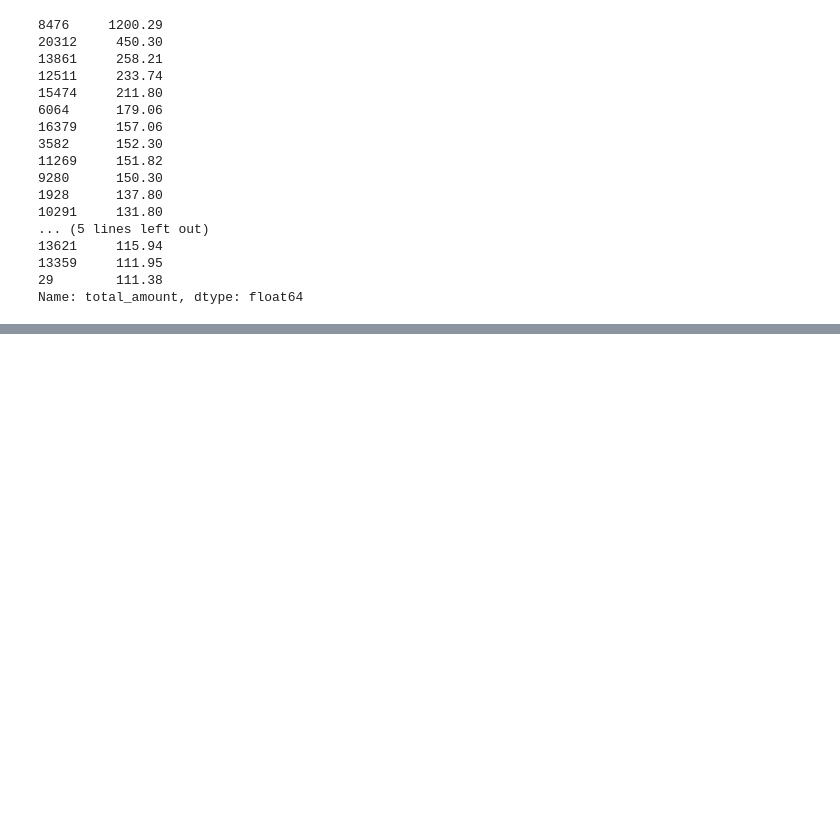
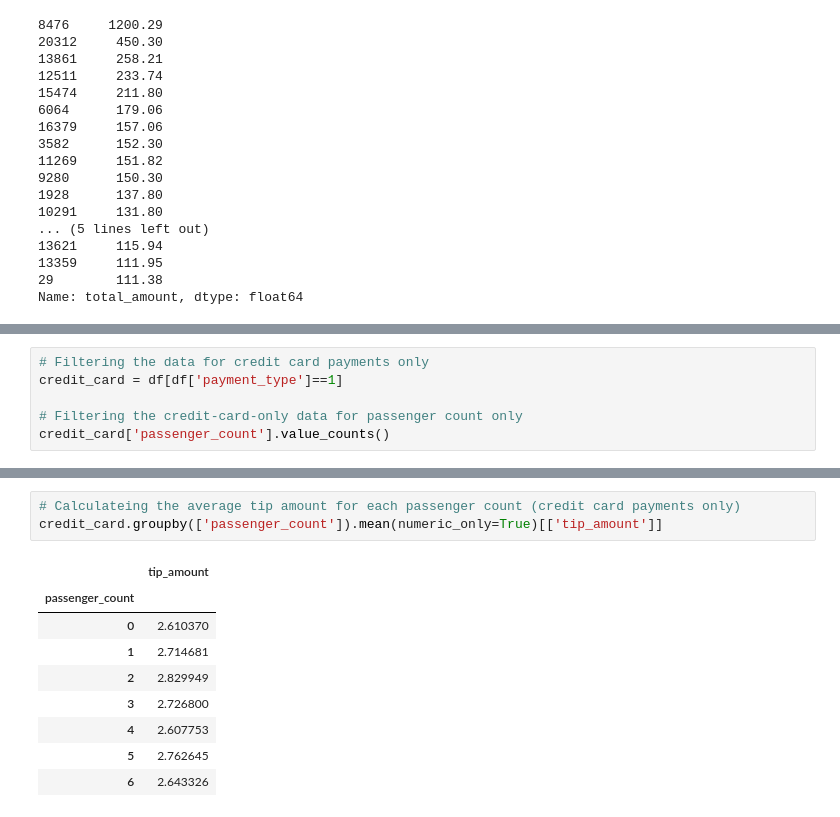
Before and after one commit to alishanstyles/Automatidata, a Jupyter notebook: Untitled.ipynb, the cells around one changed output, grey strips where cells are left out. Drawn from its saved outputs; the diff is of its cells as text; blank space fills up the shorter version.

Commit message:
exploring data

```diff
--- a/Untitled.ipynb
+++ b/Untitled.ipynb
@@ -498,0 +557,6 @@ Name: total_amount, dtype: float64
+# %%
+# Filtering the data for credit card payments only
+credit_card = df[df['payment_type']==1]
+
+# Filtering the credit-card-only data for passenger count only
+credit_card['passenger_count'].value_counts()
@@ -498,0 +573,13 @@ Name: total_amount, dtype: float64
+# %%
+# Calculateing the average tip amount for each passenger count (credit card payments only)
+credit_card.groupby(['passenger_count']).mean(numeric_only=True)[['tip_amount']]
+# %% [output]
+|  | tip_amount |
+| passenger_count |  |
+| 0 | 2.610370 |
+| 1 | 2.714681 |
+| 2 | 2.829949 |
+| 3 | 2.726800 |
+| 4 | 2.607753 |
+| 5 | 2.762645 |
+| 6 | 2.643326 |
```
Also changed, not shown: parts of 6 cells of this notebook.
